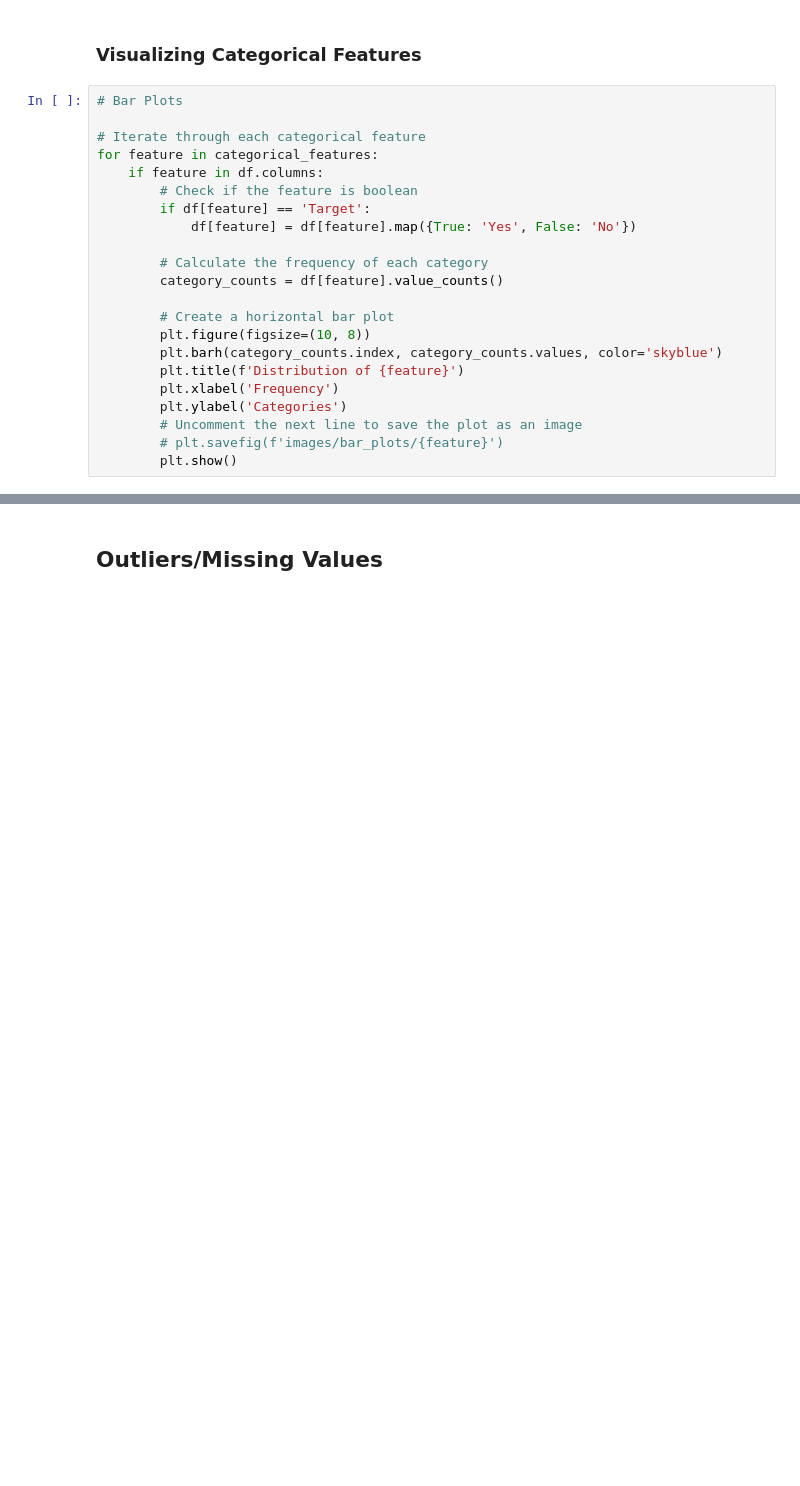
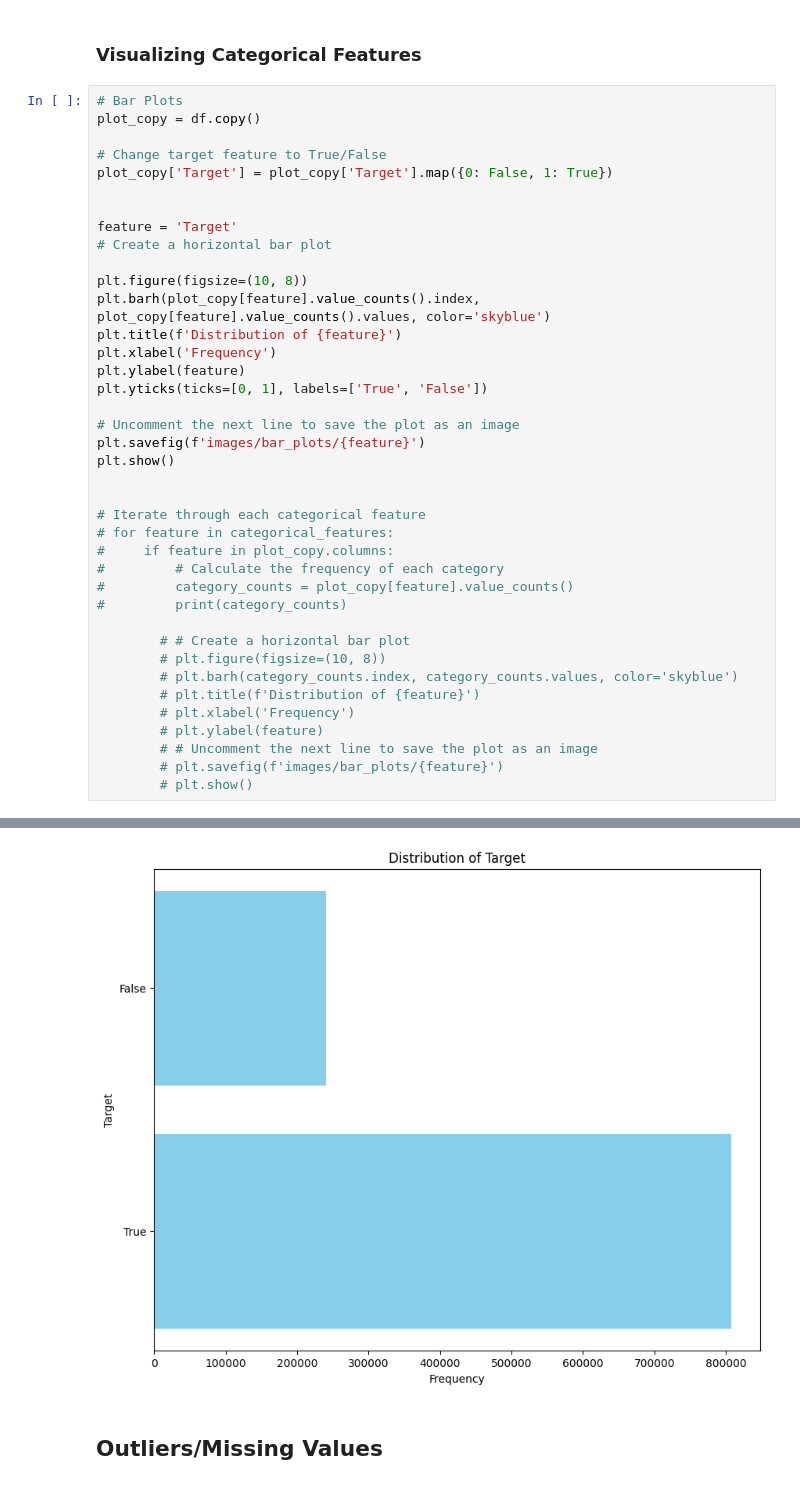
Before and after one commit to sebastien-andre/Water_Quality_Project, a Jupyter notebook: progress_reports/phase2/Water_Quality.ipynb, the cells around one changed output, grey strips where cells are left out. Drawn from its saved outputs; the diff is of its cells as text; blank space fills up the shorter version.

Commit message:
working on plotting

```diff
--- a/progress_reports/phase2/Water_Quality.ipynb
+++ b/progress_reports/phase2/Water_Quality.ipynb
@@ -241,24 +241,41 @@ for feature in continuous_features:
 ### Visualizing Categorical Features
 # %%
 # Bar Plots
+plot_copy = df.copy()
+
+# Change target feature to True/False
+plot_copy['Target'] = plot_copy['Target'].map({0: False, 1: True})
+
+
+feature = 'Target'
+# Create a horizontal bar plot
+
+plt.figure(figsize=(10, 8))
+plt.barh(plot_copy[feature].value_counts().index, plot_copy[feature].value_counts().values, color='skyblue')
+plt.title(f'Distribution of {feature}')
+plt.xlabel('Frequency')
+plt.ylabel(feature)
+plt.yticks(ticks=[0, 1], labels=['True', 'False'])
+
+# Uncomment the next line to save the plot as an image
+plt.savefig(f'images/bar_plots/{feature}')
+plt.show()
+
 
 # Iterate through each categorical feature
-for feature in categorical_features:
-    if feature in df.columns:
-        # Check if the feature is boolean
-        if df[feature] == 'Target':
-            df[feature] = df[feature].map({True: 'Yes', False: 'No'})
+# for feature in categorical_features:
+#     if feature in plot_copy.columns:
+#         # Calculate the frequency of each category
+#         category_counts = plot_copy[feature].value_counts()
+#         print(category_counts)
 
-        # Calculate the frequency of each category
-        category_counts = df[feature].value_counts()
-
-        # Create a horizontal bar plot
-        plt.figure(figsize=(10, 8))
-        plt.barh(category_counts.index, category_counts.values, color='skyblue')
-        plt.title(f'Distribution of {feature}')
-        plt.xlabel('Frequency')
-        plt.ylabel('Categories')
-        # Uncomment the next line to save the plot as an image
+        # # Create a horizontal bar plot
+        # plt.figure(figsize=(10, 8))
+        # plt.barh(category_counts.index, category_counts.values, color='skyblue')
+        # plt.title(f'Distribution of {feature}')
+        # plt.xlabel('Frequency')
+        # plt.ylabel(feature)
+        # # Uncomment the next line to save the plot as an image
         # plt.savefig(f'images/bar_plots/{feature}')
-        plt.show()
+        # plt.show()
 # %% [output]
@@ -266,3 +282,4 @@ ValueError: The truth value of a Series is ambiguous. Use a.empty, a.bool(), a.i
+[figure, added]
 # %% [markdown]
 ## Outliers/Missing Values
 # %% [markdown]
```
Also changed, not shown: parts of 5 cells of this notebook, 6 other files.
